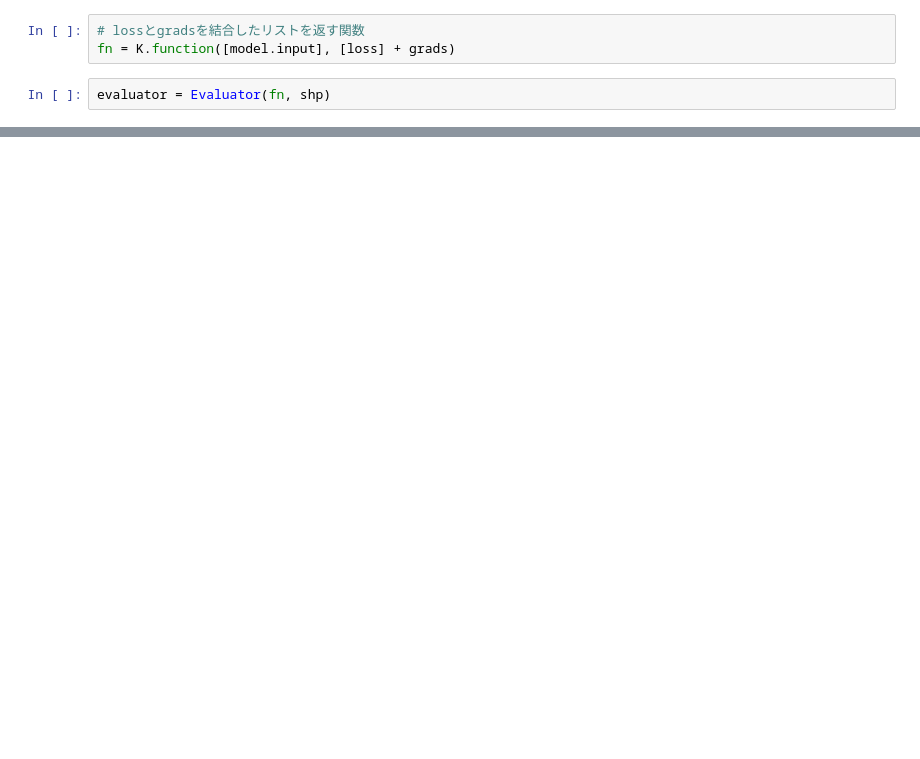
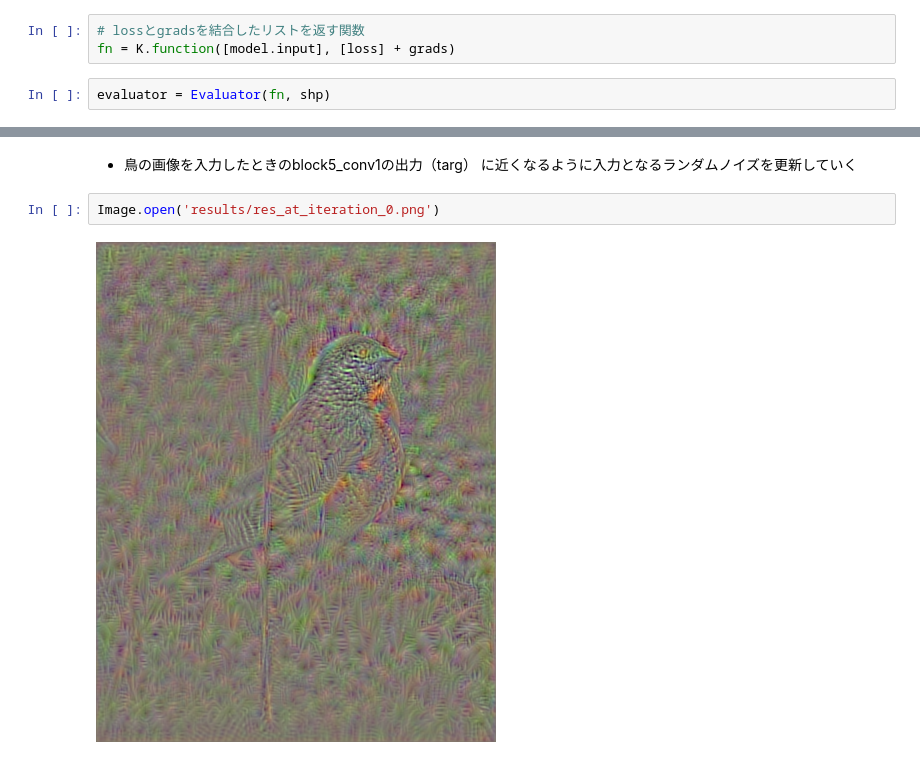
Before and after one commit to aidiary/notebooks, a Jupyter notebook: keras/170808-neural-style-transfer.ipynb, the cells around one changed output, grey strips where cells are left out. Drawn from its saved outputs; the diff is of its cells as text; blank space fills up the shorter version.

```diff
--- a/keras/170808-neural-style-transfer.ipynb
+++ b/keras/170808-neural-style-transfer.ipynb
@@ -203,0 +234,6 @@ def solve_image(eval_obj, niter, x):
+# %% [markdown]
+- 鳥の画像を入力したときのblock5_conv1の出力（targ） に近くなるように入力となるランダムノイズを更新していく
+# %%
+Image.open('results/res_at_iteration_0.png')
+# %% [output]
+[figure, added]
```
Also changed, not shown: parts of 36 cells of this notebook.
